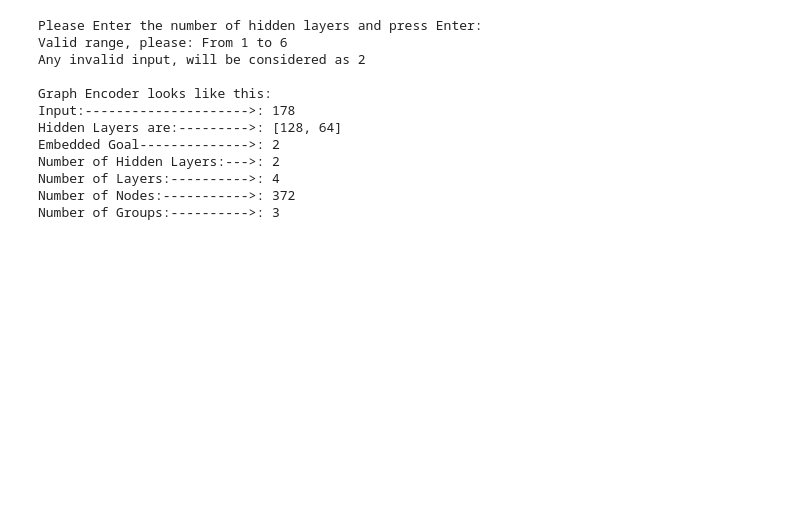
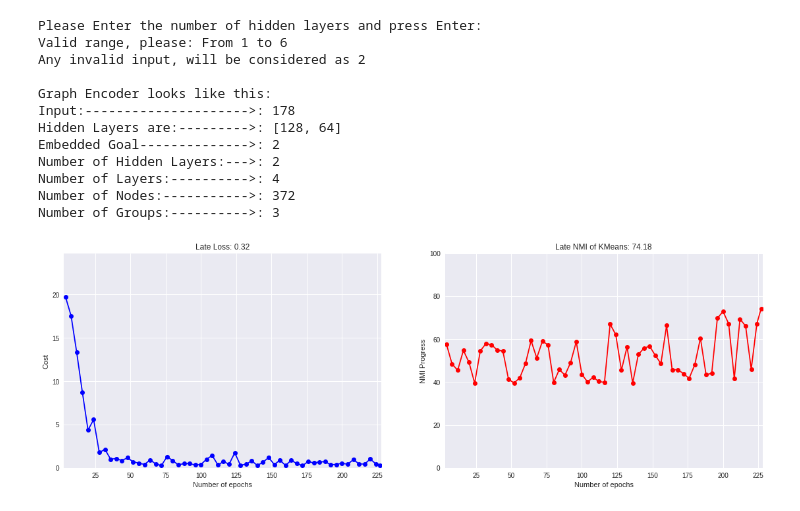
Before and after one commit to saman-nia/Deep-Learning-for-Dimensionality-Reduction, a Jupyter notebook: Deep Learning Dimensionality Reduction on Dense Matrix.ipynb, the cells around one changed output. Cells and saved outputs as stored; diff of their text form; code cells hidden in the pictures; blank space fills up the shorter version.

```diff
--- a/Deep Learning Dimensionality Reduction on Dense Matrix.ipynb
+++ b/Deep Learning Dimensionality Reduction on Dense Matrix.ipynb
@@ -273,11 +275,12 @@ def loss(reconstructed, x):
 # %%
 def training(cost, learning_rate, beta1, beta2, global_step):
     optimizer = tf.train.AdamOptimizer(learning_rate, beta1, beta2, epsilon=1e-08, use_locking=False, name='Adam')
-    train_op = optimizer.minimize(cost, global_step=global_step)
-    return train_op
+    compute_gradient = optimizer.compute_gradients(cost)
+    apply_gradient = optimizer.apply_gradients(compute_gradient, global_step=global_step)
+    return apply_gradient
 # %%
 def k_means(X, n_clusters):
-    kmeans = cluster.KMeans(n_clusters=n_clusters)
+    kmeans = cluster.KMeans(n_clusters=n_clusters, n_init=n_input, max_iter=n_input)
     return kmeans.fit(X).labels_
 # %%
 data_set, labels_set = train_set.whole_dataset() #---- Allocation of data and labels
@@ -298,7 +301,7 @@ with tf.Graph().as_default():
         mode_train = tf.placeholder(tf.bool)
         code = encoder(x, int(n_code), mode_train)
         reconstructed = decoder(code, int(n_code), mode_train)
-        cost = loss(reconstructed, x)
+        cost = loss_function(reconstructed, x)
         global_step = tf.Variable(0, name='global_step', trainable=False)
         train_optimizer = training(cost, learning_rate, beta1, beta2, global_step)
         sess = tf.Session()
@@ -307,14 +310,36 @@ with tf.Graph().as_default():
 # %%
 loss_cost=[] #------- A list to keep all training evaluations.
 steps=[] #----------- A list to keep all steps.
+NMI_step = [] #------ A list to keep all NMI progresses.
 # %%
 # Training cycle
 for epoch in tqdm(range(1, epochs+1)):
     # Fit training with Backpropagation using batch data.
     for i in range(n_backpro):
         miniData, _ = train_set.next_batch(n_batch)
-        _, new_cost = sess.run([train_optimizer,cost], feed_dict={x: miniData, mode_train:True})
+        _, new_cost = sess.run([train_optimizer, cost], feed_dict={x: miniData, mode_train:True})
     #-------------------------------------------------------------------------------------------
     if epoch % n_diplay == 0 or epoch == epochs:
       steps.append(epoch)
       loss_cost.append(new_cost)
+      #------------------------- Save the optimized data ---------------------------------------------
+      ae_codes = sess.run(code, feed_dict={x: data_set, mode_train: False})
+      pred_KMeans_code = k_means(ae_codes, n_groups)
+      nmi_KMeans_code = normalized_mutual_info_score(labels_set, pred_KMeans_code)
+      NMI_step.append(nmi_KMeans_code*100)
+      clear_output()
+      plt.figure(figsize=(19,6))
+      plt.subplot(1,2,1)
+      plt.plot(steps, loss_cost, color='b', marker="o")
+      plt.ylim(0,(loss_cost[0]+5)),plt.xlim((n_diplay-1),(epochs+1))
+      plt.xlabel('Number of epochs')
+      plt.ylabel('Cost')
+      plt.title('Late Loss: {:0.2f}'.format(new_cost))
+      plt.subplot(1,2,2)
+      plt.plot(steps, NMI_step, color='r', marker="o")
+      plt.ylim(0,100),plt.xlim((n_diplay-1),(epochs+1))
+      plt.xlabel('Number of epochs'),plt.ylabel('NMI Progress')
+      plt.title('Late NMI of KMeans: {:0.2f}'.format(nmi_KMeans_code*100))
+      plt.show()
+# %% [output]
+[figure, added]
```
Also changed, not shown: parts of 7 cells of this notebook.
